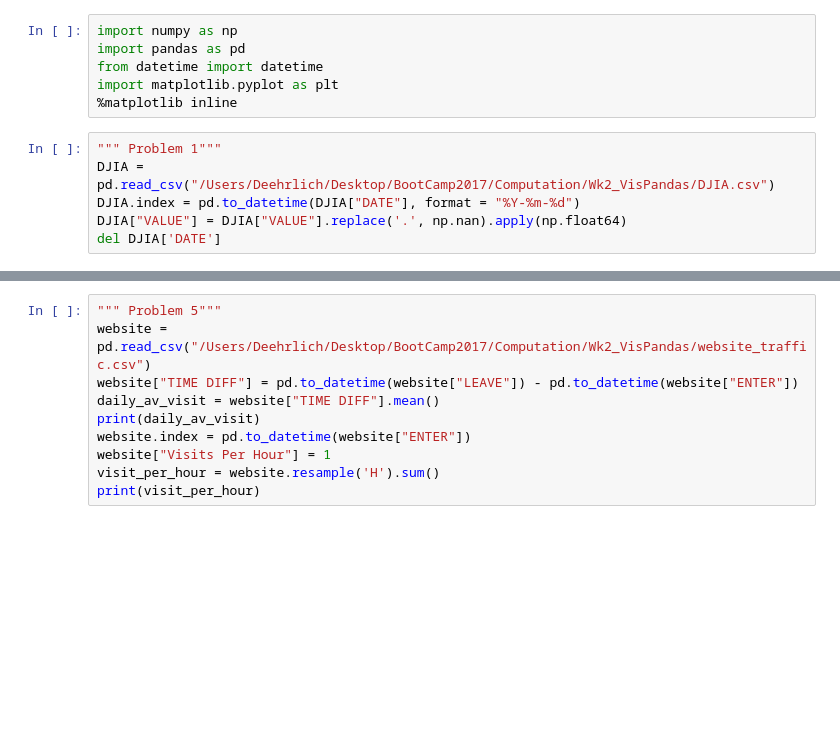
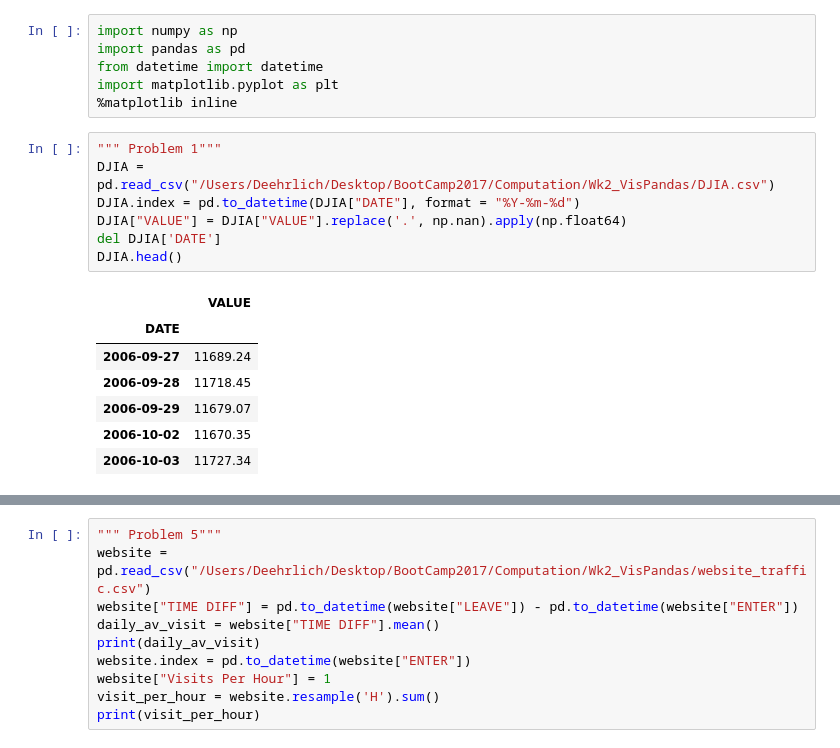
Before and after one commit to deehrlich/BootCamp2017, a Jupyter notebook: ProbSets/Computation/Week 2/Ehrlich_Pandas4.ipynb, the cells around one changed output, grey strips where cells are left out. Drawn from its saved outputs; the diff is of its cells as text; blank space fills up the shorter version.

```diff
--- a/ProbSets/Computation/Week 2/Ehrlich_Pandas4.ipynb
+++ b/ProbSets/Computation/Week 2/Ehrlich_Pandas4.ipynb
@@ -7,9 +7,18 @@ import matplotlib.pyplot as plt
 # %%
 """ Problem 1"""
 DJIA = pd.read_csv("/Users/Deehrlich/Desktop/BootCamp2017/Computation/Wk2_VisPandas/DJIA.csv")
 DJIA.index = pd.to_datetime(DJIA["DATE"], format = "%Y-%m-%d")
 DJIA["VALUE"] = DJIA["VALUE"].replace('.', np.nan).apply(np.float64)
 del DJIA['DATE']
+DJIA.head()
+# %% [output]
+|  | VALUE |
+| DATE |  |
+| 2006-09-27 | 11689.24 |
+| 2006-09-28 | 11718.45 |
+| 2006-09-29 | 11679.07 |
+| 2006-10-02 | 11670.35 |
+| 2006-10-03 | 11727.34 |
 # %%
 """ Problem 2"""
 paychecks = pd.read_csv("/Users/Deehrlich/Desktop/BootCamp2017/Computation/Wk2_VisPandas/paychecks.csv", names = ["Paychecks"])
```
Also changed, not shown: parts of 4 cells of this notebook, 4 other files.
